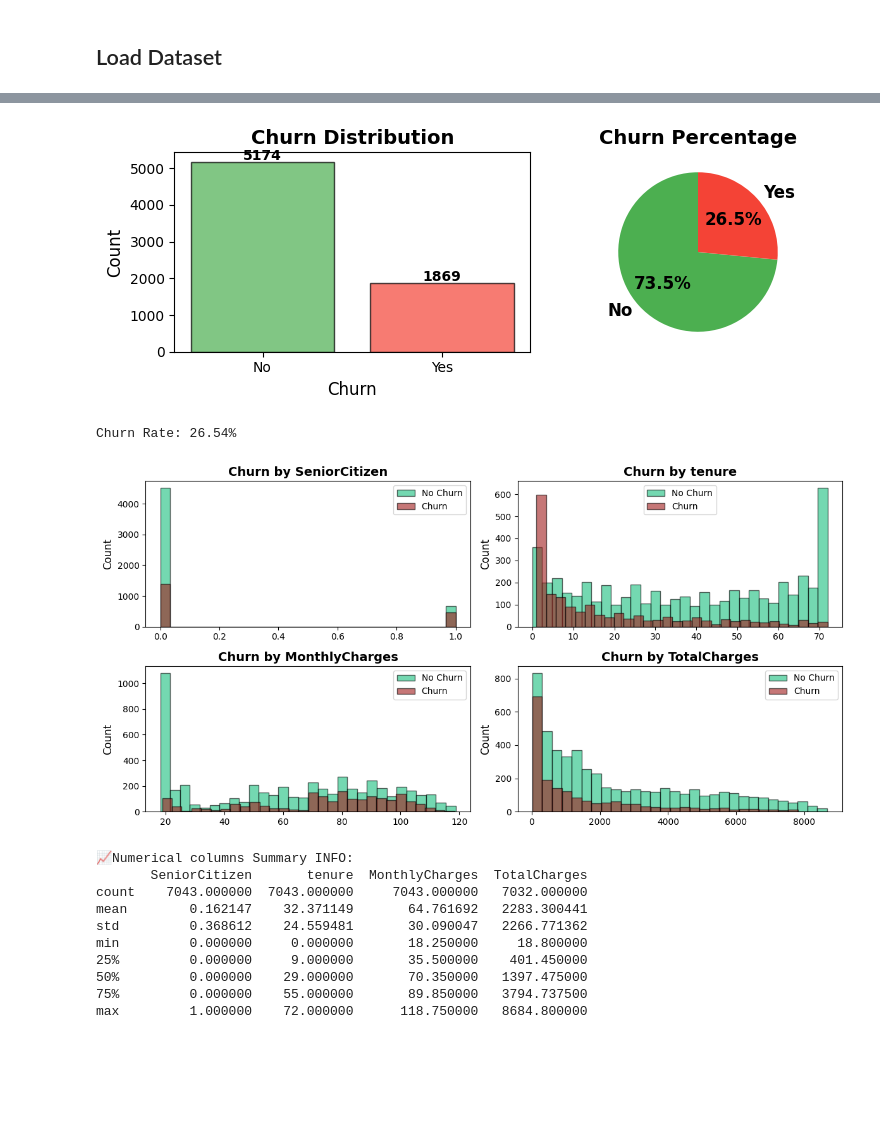
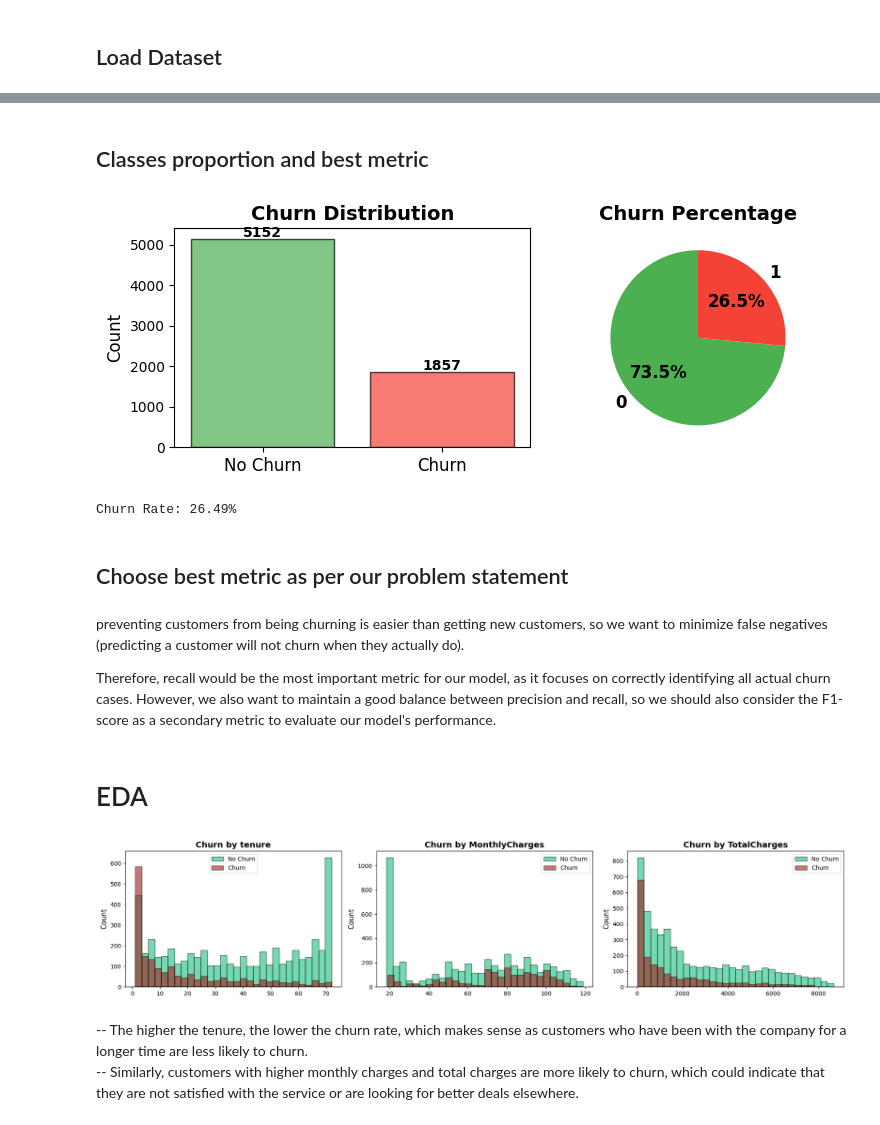
Before and after one commit to Mkrishna253/Telco-Customer-Churn-Predictor, a Jupyter notebook: Customer_churn.ipynb, the cells around one changed output, grey strips where cells are left out. Cells and saved outputs as stored; diff of their text form; code cells hidden in the pictures; blank space fills up the shorter version.

Commit message:
done upto splitting

```diff
--- a/Customer_churn.ipynb
+++ b/Customer_churn.ipynb
@@ -55,0 +84,6 @@ print("✅ Converted 'TotalCharges' to numeric and handled missing values.")
+# %%
+# since there are only 11 non-numeric values, we can drop those rows
+df = df[df['TotalCharges'].apply(lambda x: len(x.split()) == 1)]
+# %%
+df['TotalCharges'] = df['TotalCharges'].astype(float)
+print("\n✅ 'TotalCharges' converted to numeric successfully.")
@@ -55,0 +115,13 @@ print("✅ Converted 'TotalCharges' to numeric and handled missing values.")
+# %%
+# for EDA, encode categorical columns using label encoding
+from sklearn.preprocessing import LabelEncoder
+le = LabelEncoder()
+
+df1 = df.copy()
+for col in categorical_cols:
+    df1[col] = le.fit_transform(df1[col])
+print("\n✅ Categorical columns encoded successfully.")
+
+# also encode target variable
+df1['Churn'] = le.fit_transform(df1['Churn'])
+print("\n✅ Target variable 'Churn' encoded successfully.")
@@ -56,15 +144,18 @@ print("✅ Converted 'TotalCharges' to numeric and handled missing values.")
+# %% [markdown]
+## Classes proportion and best metric
 # %%
 # Target variable value counts
 
 fig, axes = plt.subplots(1, 2, figsize=(8, 3))
 
 #countplot
-churn_counts = df['Churn'].value_counts() # x-index, y-values
+churn_counts = df1['Churn'].value_counts() # x-index, y-values
 colors = ['#4CAF50', '#F44336']
 axes[0].bar(churn_counts.index, churn_counts.values, color=colors, alpha=0.7, edgecolor='black')
 axes[0].set_title('Churn Distribution', fontsize=14, fontweight='bold')
-axes[0].set_xlabel('Churn', fontsize=12)
 axes[0].set_ylabel('Count', fontsize=12)
+axes[0].set_xticks(churn_counts.index)
+axes[0].set_xticklabels(['No Churn', 'Churn'], fontsize=12)
 for i, v in enumerate(churn_counts.values):
     axes[0].text(i, v + 50, str(v), ha='center', fontweight='bold')
 
@@ -75,35 +166,33 @@ axes[1].set_title('Churn Percentage', fontsize=14, fontweight='bold')
 plt.tight_layout()
 plt.show()
 
-print(f"Churn Rate: {churn_counts['Yes'] / churn_counts.sum() * 100:.2f}%")
+print(f"Churn Rate: {churn_counts[1] / churn_counts.sum() * 100:.2f}%")
 # %% [output]
-[figure, old version]
+[figure, new version]
-Churn Rate: 26.54%
+Churn Rate: 26.49%
+# %% [markdown]
+## Choose best metric as per our problem statement
+# %% [markdown]
+preventing customers from being churning is easier than getting new customers, so we want to minimize false negatives (predicting a customer will not churn when they actually do).
+
+Therefore, recall would be the most important metric for our model, as it focuses on correctly identifying all actual churn cases. However, we also want to maintain a good balance between precision and recall, so we should also consider the F1-score as a secondary metric to evaluate our model's performance.
+# %% [markdown]
+# EDA
 # %%
-# numerical feature distributions
-numerical_cols = df.select_dtypes(include=['int64', 'float64']).columns.tolist()
+# numerical feature distributions there are 3 numerical features, so we can plot histograms for each of them
 
-fig, axes = plt.subplots(2, 2, figsize=(12, 6))
-for i, col in enumerate(numerical_cols[:4]):
-    axes[i//2, i%2].hist(df[df['Churn'] == 'No'][col], bins=30, alpha=0.6, label='No Churn', color="#17BE7E09", edgecolor='black')
-    axes[i//2, i%2].hist(df[df['Churn'] == 'Yes'][col], bins=30, alpha=0.6, label='Churn', color="#A01C1C", edgecolor='black')
-    axes[i//2, i%2].legend()
-    axes[i//2, i%2].set_title(f'Churn by {col}', fontsize=14, fontweight='bold')
-    axes[i//2, i%2].set_ylabel('Count', fontsize=12)
+fig, axes = plt.subplots(1, 3, figsize=(18, 4))
+for i, col in enumerate(df1[numeric_cols[:3]].columns):
+    axes[i].hist(df1[df1['Churn'] == 0][col], bins=30, alpha=0.6, label='No Churn', color="#17BE7E09", edgecolor='black')
+    axes[i].hist(df1[df1['Churn'] == 1][col], bins=30, alpha=0.6, label='Churn', color="#A01C1C", edgecolor='black')
+    axes[i].legend()
+    axes[i].set_title(f'Churn by {col}', fontsize=14, fontweight='bold')
+    axes[i].set_ylabel('Count', fontsize=12)
 plt.tight_layout()
 plt.show()
-
-print(f"📈Numerical columns Summary INFO:\n{df.describe()}")
 # %% [output]
-[figure, old version]
+[figure, new version]
-📈Numerical columns Summary INFO:
-       SeniorCitizen       tenure  MonthlyCharges  TotalCharges
-count    7043.000000  7043.000000     7043.000000   7032.000000
-mean        0.162147    32.371149       64.761692   2283.300441
-std         0.368612    24.559481       30.090047   2266.771362
-min         0.000000     0.000000       18.250000     18.800000
-25%         0.000000     9.000000       35.500000    401.450000
-50%         0.000000    29.000000       70.350000   1397.475000
-75%         0.000000    55.000000       89.850000   3794.737500
-max         1.000000    72.000000      118.750000   8684.800000
+# %% [markdown]
+-- The higher the tenure, the lower the churn rate, which makes sense as customers who have been with the company for a longer time are less likely to churn. \
+-- Similarly, customers with higher monthly charges and total charges are more likely to churn, which could indicate that they are not satisfied with the service or are looking for better deals elsewhere.
 # %%
```
Also changed, not shown: parts of 24 cells of this notebook.
